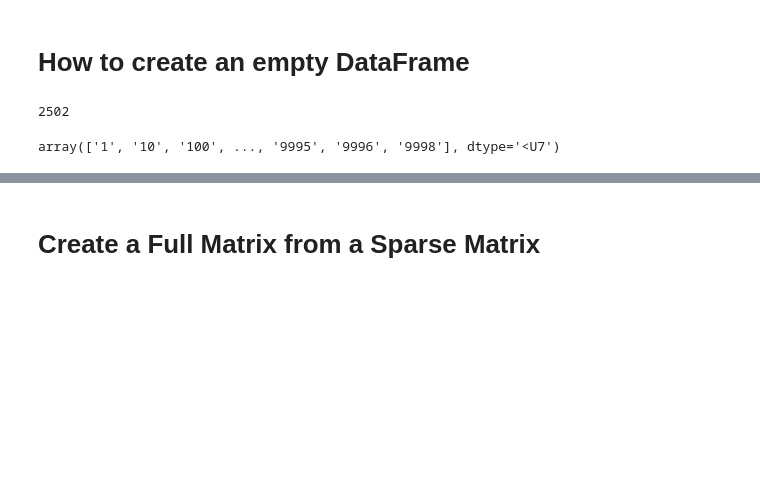
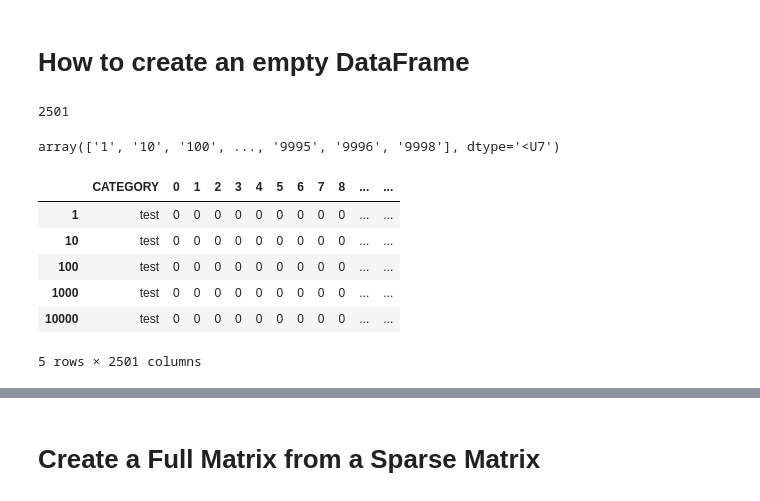
Before and after one commit to AlexHappyCode/CSC845-twitter-spam-detection, a Jupyter notebook: alex/Bayes_Classifier.ipynb, the cells around one changed output, grey strips where cells are left out. Drawn from its saved outputs; the diff is of its cells as text; code cells hidden in the pictures; blank space fills up the shorter version.

```diff
--- a/alex/Bayes_Classifier.ipynb
+++ b/alex/Bayes_Classifier.ipynb
@@ -27,15 +37,26 @@ num tweets in trainning file 4373
 # %% [markdown]
 # How to create an empty DataFrame
 # %%
-column_names = ['DOC_ID'] + ['CATEGORY'] + list(range(0, VOCAB_SIZE))
+column_names = ['CATEGORY'] + list(range(0, VOCAB_SIZE))
 len(column_names)
 # %% [output]
-2502
+2501
 # %%
 index_names = np.unique(sparse_train_data[:, 0])
 index_names
 # %% [output]
 array(['1', '10', '100', ..., '9995', '9996', '9998'], dtype='<U7')
 # %%
-full_train_data = pd.DataFrame(index=index_names, columns=column_names)
-full_train_data.fillna(value=0, inplace=True)
+test_data = pd.DataFrame(index=index_names, columns=column_names)
+test_data.fillna(value=0, inplace=True)
+test_data['CATEGORY'] = test_data['CATEGORY'].astype(str)
+test_data['CATEGORY'] = 'test'
+test_data.head()
+# %% [output]
+|  | CATEGORY | 0 | 1 | 2 | 3 | 4 | 5 | 6 | 7 | 8 | ... | ... |
+| 1 | test | 0 | 0 | 0 | 0 | 0 | 0 | 0 | 0 | 0 | ... | ... |
+| 10 | test | 0 | 0 | 0 | 0 | 0 | 0 | 0 | 0 | 0 | ... | ... |
+| 100 | test | 0 | 0 | 0 | 0 | 0 | 0 | 0 | 0 | 0 | ... | ... |
+| 1000 | test | 0 | 0 | 0 | 0 | 0 | 0 | 0 | 0 | 0 | ... | ... |
+| 10000 | test | 0 | 0 | 0 | 0 | 0 | 0 | 0 | 0 | 0 | ... | ... |
+5 rows × 2501 columns
```
Also changed, not shown: parts of 5 cells of this notebook, 1 other file.
